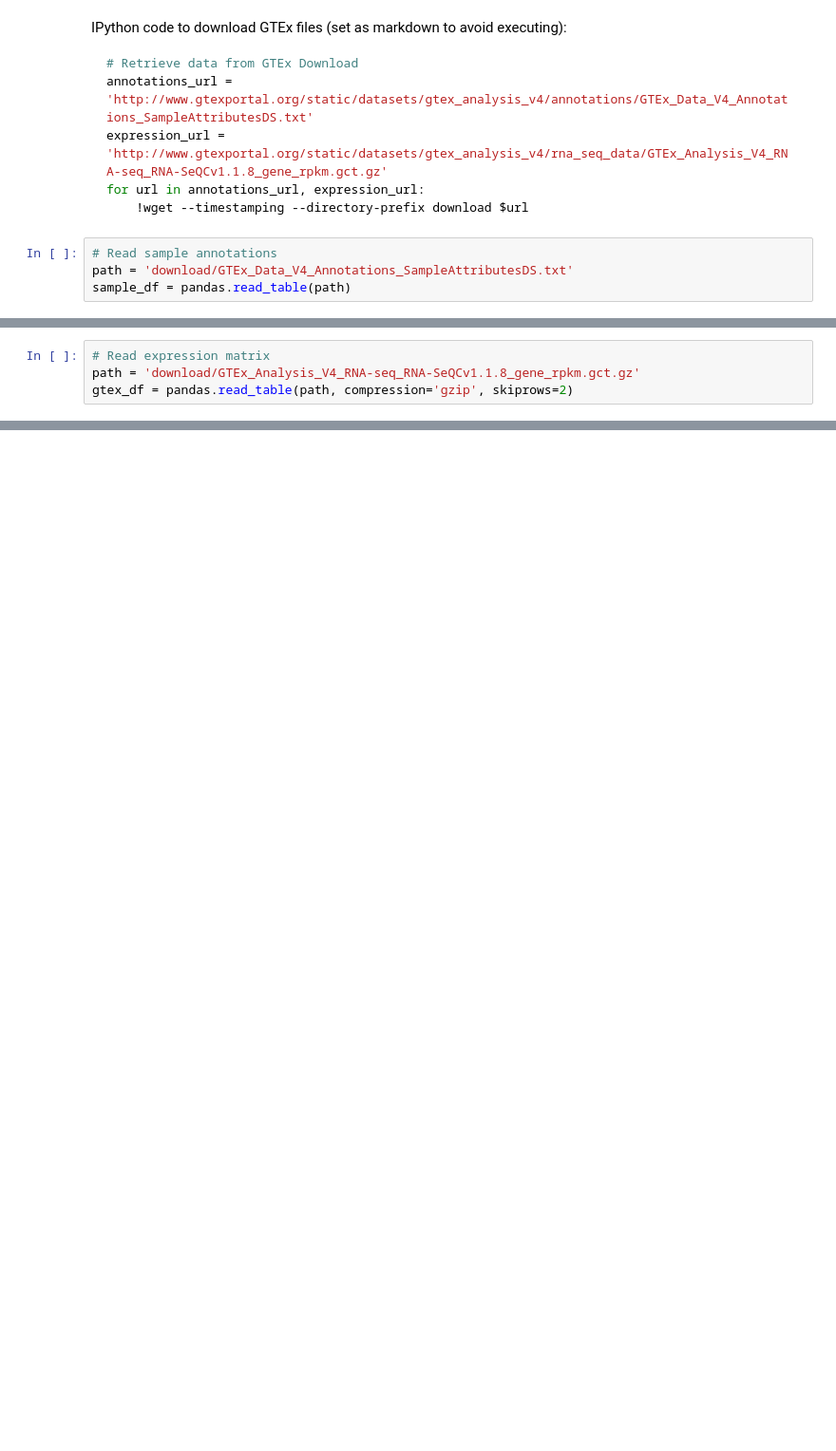
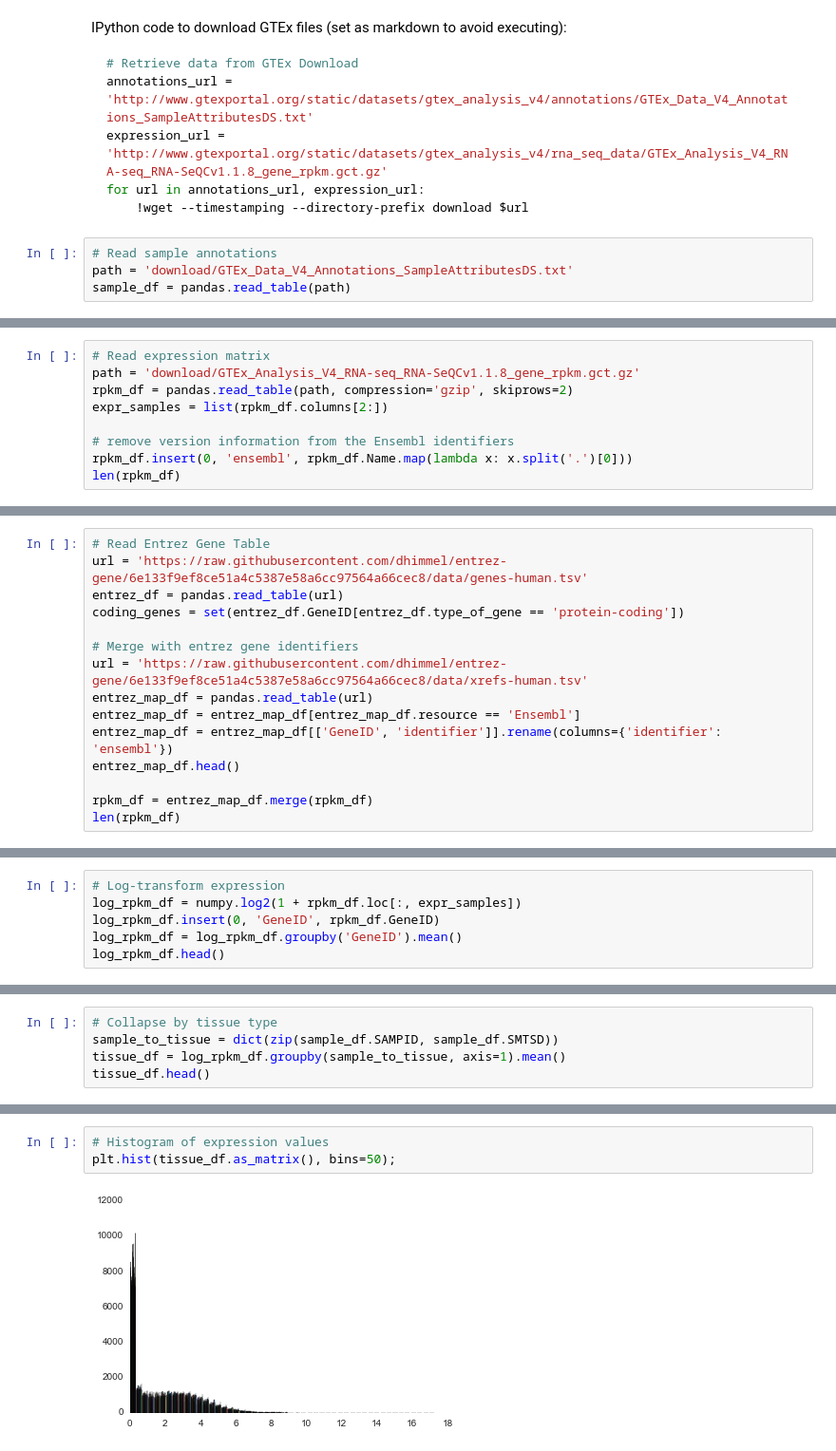
Before and after one commit to dhimmel/gtex, a Jupyter notebook: gtex.ipynb, the cells around one changed output, grey strips where cells are left out. Shown at 95% size. Saved outputs shown, nothing was run; the diff lists cells and outputs as text; blank space fills up the shorter version.

Commit message:
Grouped by entrez gene and SMTSD and computed mean log-transformed expression.

```diff
--- a/gtex.ipynb
+++ b/gtex.ipynb
@@ -29,4 +37,9 @@ tissue_df.head()
 # %%
 # Read expression matrix
 path = 'download/GTEx_Analysis_V4_RNA-seq_RNA-SeQCv1.1.8_gene_rpkm.gct.gz'
-gtex_df = pandas.read_table(path, compression='gzip', skiprows=2)
+rpkm_df = pandas.read_table(path, compression='gzip', skiprows=2)
+expr_samples = list(rpkm_df.columns[2:])
+
+# remove version information from the Ensembl identifiers
+rpkm_df.insert(0, 'ensembl', rpkm_df.Name.map(lambda x: x.split('.')[0]))
+len(rpkm_df)
@@ -46,0 +48,15 @@ len(gtex_df)
+# %%
+# Read Entrez Gene Table
+url = 'https://raw.githubusercontent.com/dhimmel/entrez-gene/6e133f9ef8ce51a4c5387e58a6cc97564a66cec8/data/genes-human.tsv'
+entrez_df = pandas.read_table(url)
+coding_genes = set(entrez_df.GeneID[entrez_df.type_of_gene == 'protein-coding'])
+
+# Merge with entrez gene identifiers
+url = 'https://raw.githubusercontent.com/dhimmel/entrez-gene/6e133f9ef8ce51a4c5387e58a6cc97564a66cec8/data/xrefs-human.tsv'
+entrez_map_df = pandas.read_table(url)
+entrez_map_df = entrez_map_df[entrez_map_df.resource == 'Ensembl']
+entrez_map_df = entrez_map_df[['GeneID', 'identifier']].rename(columns={'identifier': 'ensembl'})
+entrez_map_df.head()
+
+rpkm_df = entrez_map_df.merge(rpkm_df)
+len(rpkm_df)
@@ -46,0 +65,6 @@ len(gtex_df)
+# %%
+# Log-transform expression
+log_rpkm_df = numpy.log2(1 + rpkm_df.loc[:, expr_samples])
+log_rpkm_df.insert(0, 'GeneID', rpkm_df.GeneID)
+log_rpkm_df = log_rpkm_df.groupby('GeneID').mean()
+log_rpkm_df.head()
@@ -46,0 +80,5 @@ len(gtex_df)
+# %%
+# Collapse by tissue type
+sample_to_tissue = dict(zip(sample_df.SAMPID, sample_df.SMTSD))
+tissue_df = log_rpkm_df.groupby(sample_to_tissue, axis=1).mean()
+tissue_df.head()
@@ -46,0 +94,5 @@ len(gtex_df)
+# %%
+# Histogram of expression values
+plt.hist(tissue_df.as_matrix(), bins=50);
+# %% [output]
+[figure, added]
```
Also changed, not shown: parts of 12 cells of this notebook, 1 other file.
